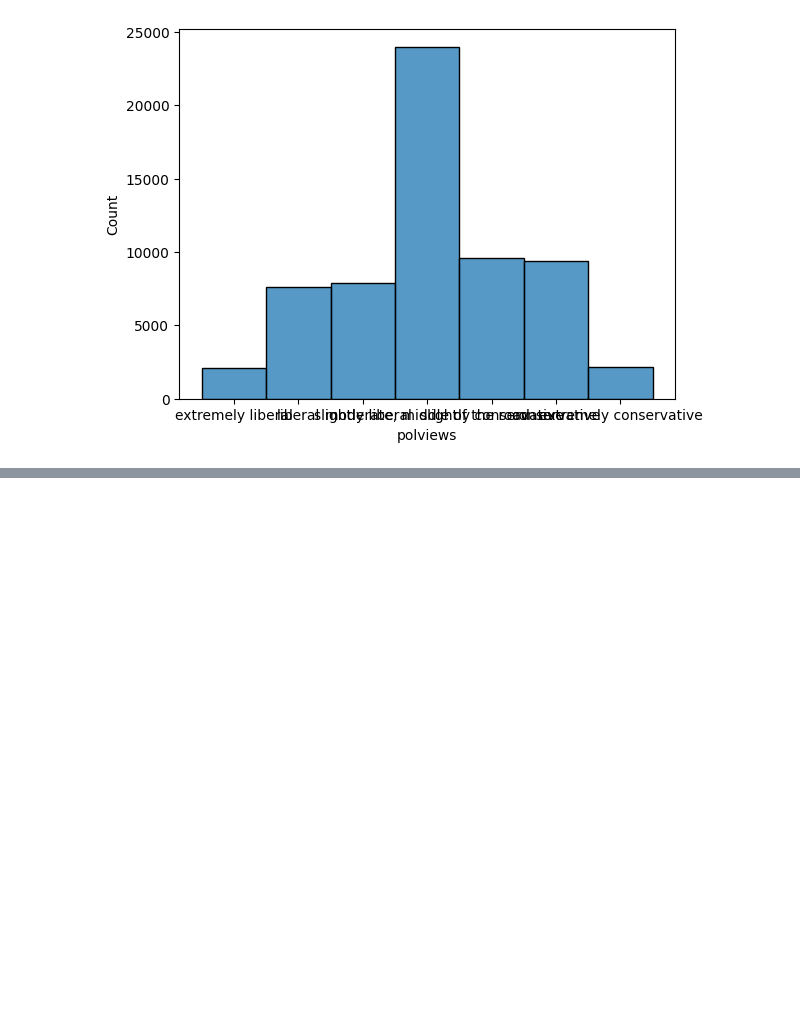
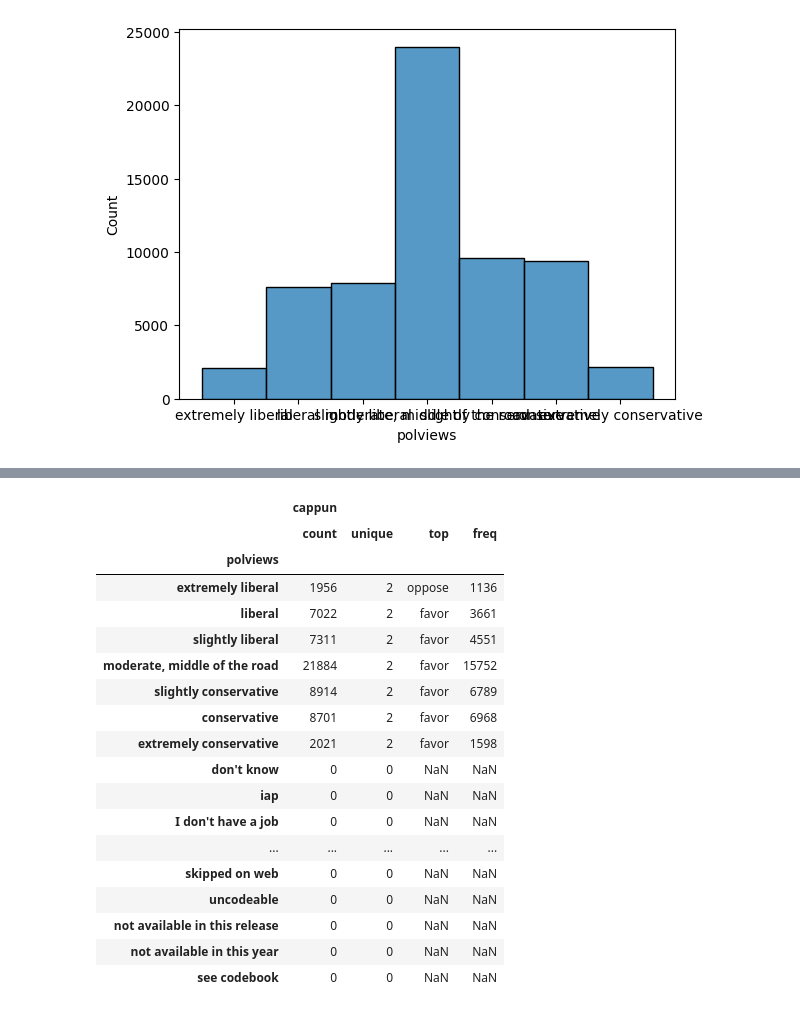
Before and after one commit to abkerper/project_gss, a Jupyter notebook: Annika_Religion_Visualizations.ipynb, the cells around one changed output, grey strips where cells are left out. Saved outputs shown, nothing was run; the diff lists cells and outputs as text; code cells hidden in the pictures; blank space fills up the shorter version.

```diff
--- a/Annika_Religion_Visualizations.ipynb
+++ b/Annika_Religion_Visualizations.ipynb
@@ -92,0 +138,22 @@ sns.histplot(data=df,x='polviews')
+# %%
+df.loc[:,['polviews','cappun']].groupby(['polviews']).describe()
+# %% [output]
+|  | cappun |  |  |  |
+|  | count | unique | top | freq |
+| polviews |  |  |  |  |
+| extremely liberal | 1956 | 2 | oppose | 1136 |
+| liberal | 7022 | 2 | favor | 3661 |
+| slightly liberal | 7311 | 2 | favor | 4551 |
+| moderate, middle of the road | 21884 | 2 | favor | 15752 |
+| slightly conservative | 8914 | 2 | favor | 6789 |
+| conservative | 8701 | 2 | favor | 6968 |
+| extremely conservative | 2021 | 2 | favor | 1598 |
+| don't know | 0 | 0 | NaN | NaN |
+| iap | 0 | 0 | NaN | NaN |
+| I don't have a job | 0 | 0 | NaN | NaN |
+| ... | ... | ... | ... | ... |
+| skipped on web | 0 | 0 | NaN | NaN |
+| uncodeable | 0 | 0 | NaN | NaN |
+| not available in this release | 0 | 0 | NaN | NaN |
+| not available in this year | 0 | 0 | NaN | NaN |
+| see codebook | 0 | 0 | NaN | NaN |
```
Also changed, not shown: parts of 4 cells of this notebook.
